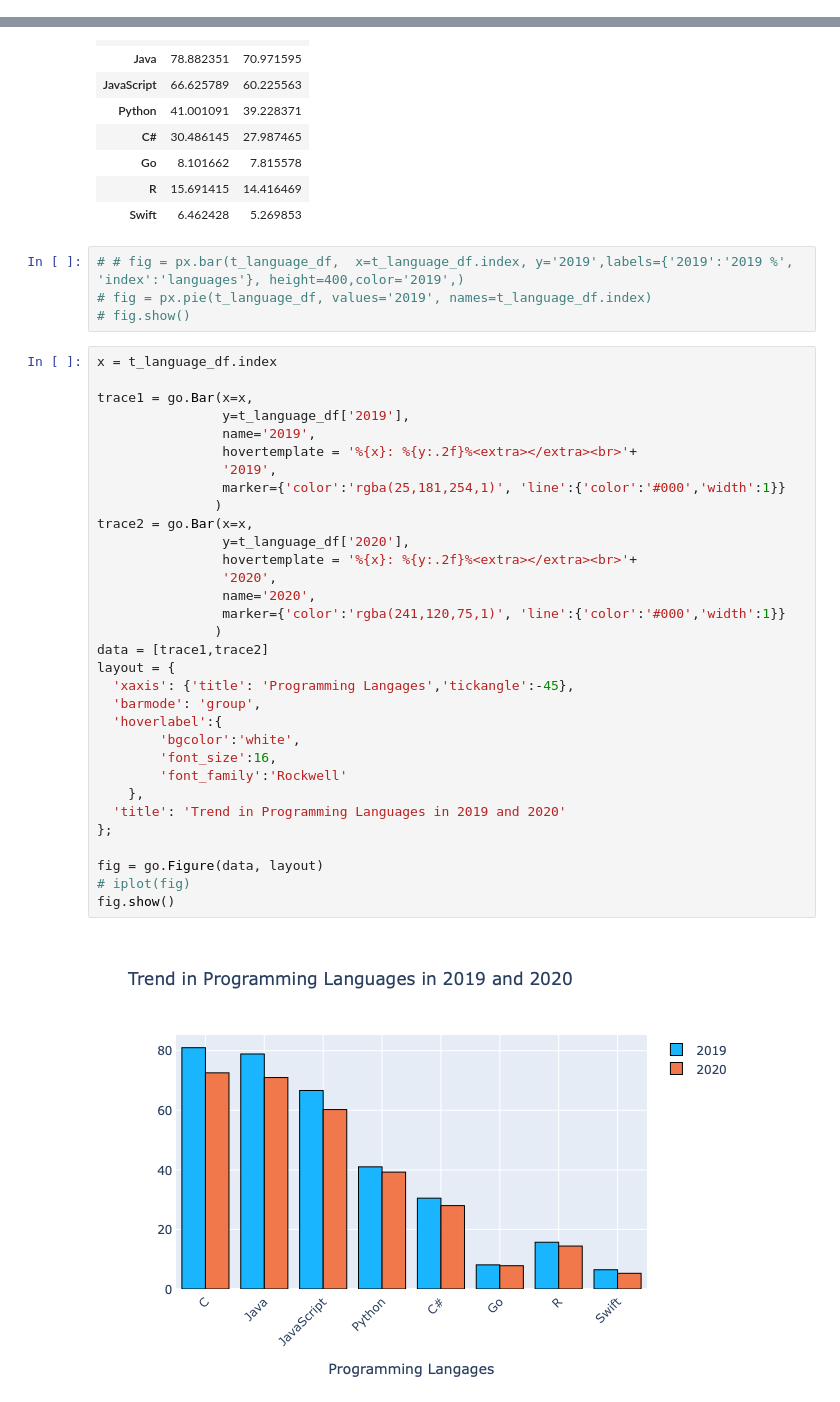
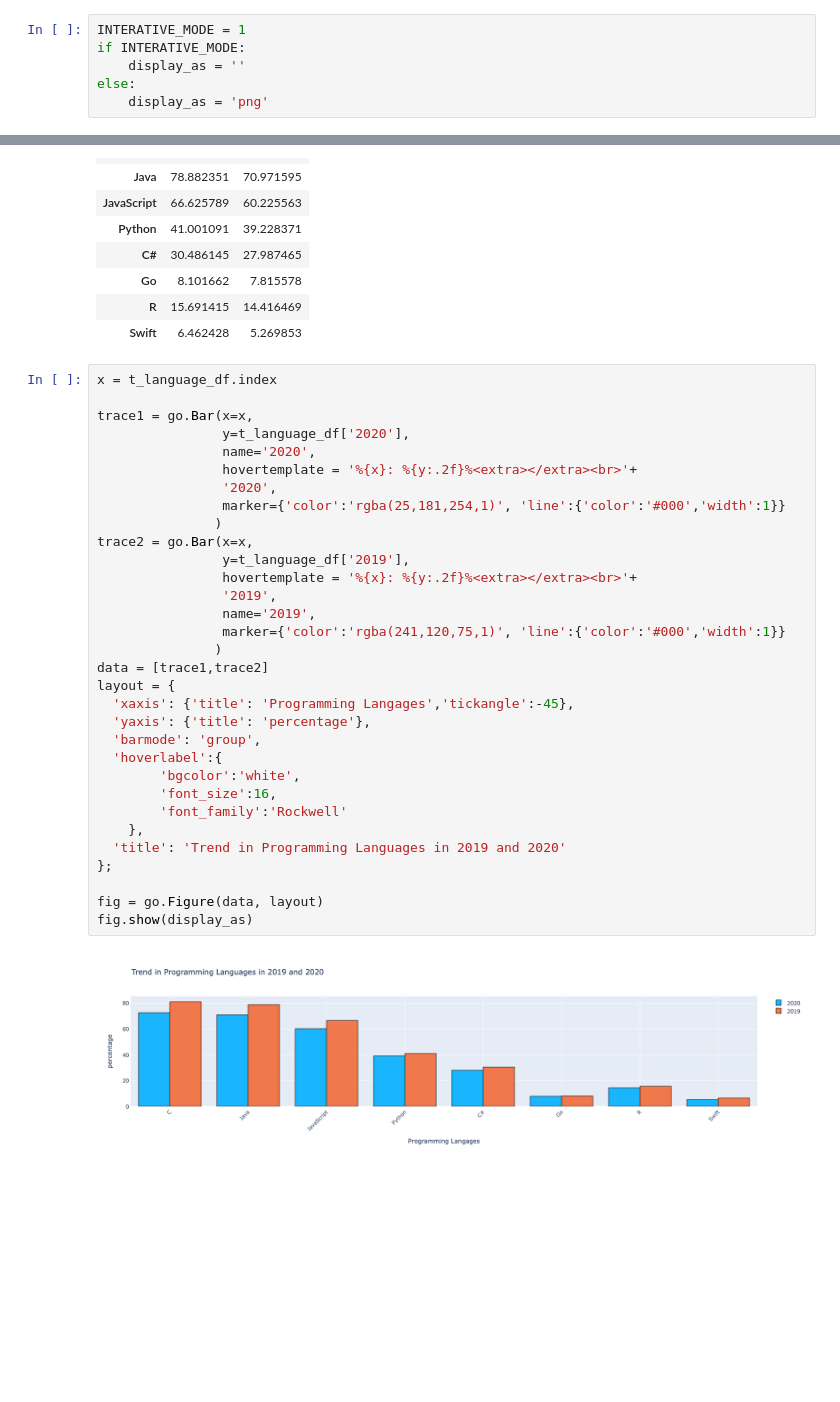
Before and after one commit to birnesh/Stack-Overflow-Dev_survey-Analysis, a Jupyter notebook: 2019_vs_2020.ipynb, the cells around one changed output, grey strips where cells are left out. Cells and saved outputs as stored; diff of their text form; blank space fills up the shorter version.

```diff
--- a/2019_vs_2020.ipynb
+++ b/2019_vs_2020.ipynb
@@ -13,0 +18,6 @@ init_notebook_mode(connected=True)
+# %%
+INTERATIVE_MODE = 1
+if INTERATIVE_MODE:
+    display_as = ''
+else:
+    display_as = 'png'
@@ -43,41 +59,37 @@ t_language_df
 | Go | 8.101662 | 7.815578 |
 | R | 15.691415 | 14.416469 |
 | Swift | 6.462428 | 5.269853 |
-# %%
-# # fig = px.bar(t_language_df,  x=t_language_df.index, y='2019',labels={'2019':'2019 %', 'index':'languages'}, height=400,color='2019',)
-# fig = px.pie(t_language_df, values='2019', names=t_language_df.index)
-# fig.show()
 # %%
 x = t_language_df.index
 
 trace1 = go.Bar(x=x,
-                y=t_language_df['2019'],
-                name='2019',
+                y=t_language_df['2020'],
+                name='2020',
                 hovertemplate = '%{x}: %{y:.2f}%<extra></extra><br>'+
-                '2019',
+                '2020',
                 marker={'color':'rgba(25,181,254,1)', 'line':{'color':'#000','width':1}}
                )
 trace2 = go.Bar(x=x,
-                y=t_language_df['2020'],
+                y=t_language_df['2019'],
                 hovertemplate = '%{x}: %{y:.2f}%<extra></extra><br>'+
-                '2020',
-                name='2020',
+                '2019',
+                name='2019',
                 marker={'color':'rgba(241,120,75,1)', 'line':{'color':'#000','width':1}}
                )
 data = [trace1,trace2]
 layout = {
   'xaxis': {'title': 'Programming Langages','tickangle':-45},
+  'yaxis': {'title': 'percentage'},
   'barmode': 'group',
   'hoverlabel':{
         'bgcolor':'white',
         'font_size':16,
         'font_family':'Rockwell'
     },
   'title': 'Trend in Programming Languages in 2019 and 2020'
 };
 
 fig = go.Figure(data, layout)
-# iplot(fig)
-fig.show()
+fig.show(display_as)
 # %% [output]
-[figure, old version]
+[figure, new version]
```
Also changed, not shown: parts of 11 cells of this notebook, 5 other files.
